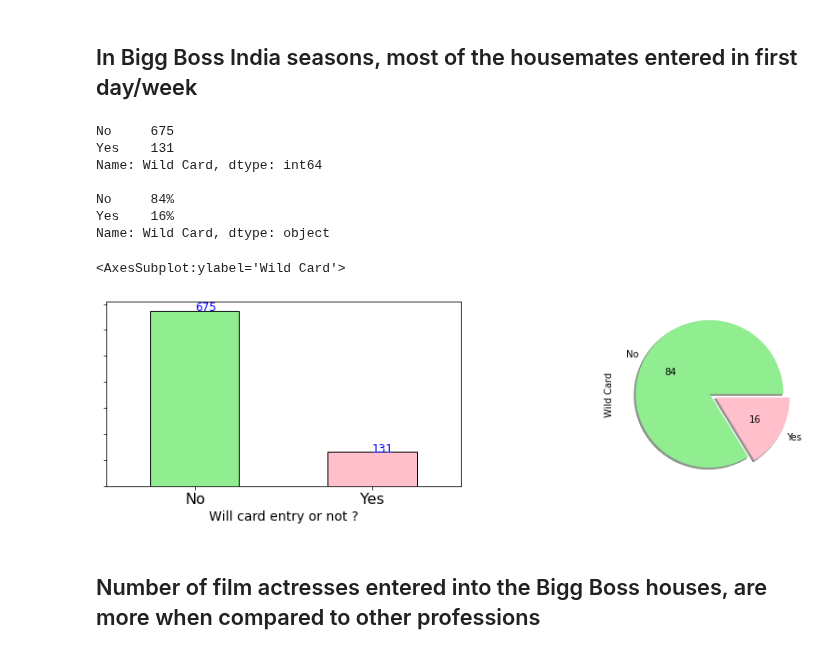
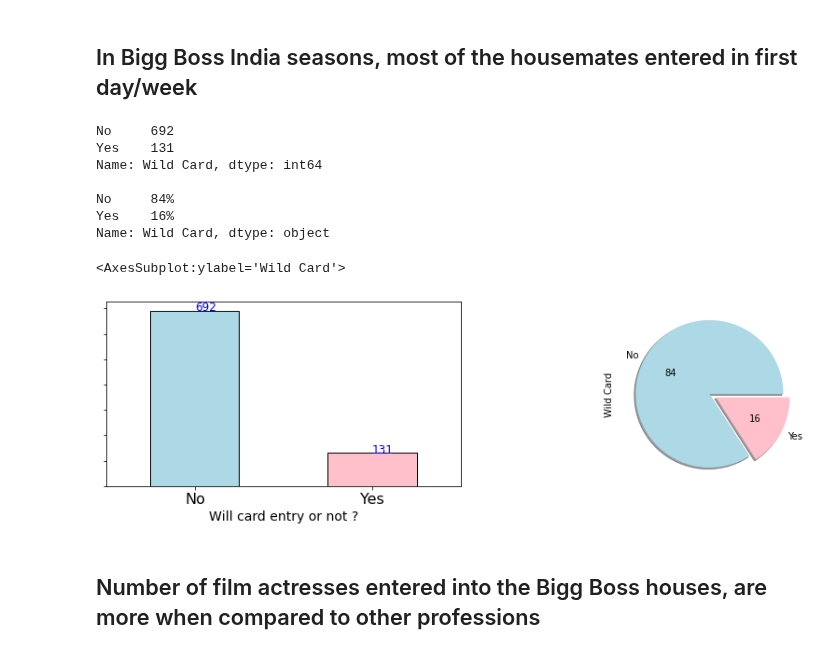
Before and after one commit to satya-thirumani/bigg-boss-data-set, a Jupyter notebook: Predicting Bigg Boss Tamil Season Winner.ipynb, the cells around one changed output. Saved outputs shown, nothing was run; the diff lists cells and outputs as text; code cells hidden in the pictures.

Commit message:
Kaggle Notebook | Predicting Bigg Boss Tamil Ultimate Season Winner | Version 18

```diff
--- a/Predicting Bigg Boss Tamil Season Winner.ipynb
+++ b/Predicting Bigg Boss Tamil Season Winner.ipynb
@@ -220,30 +225,30 @@ for t in ax.patches:
 # %%
 # Number of normal entries and wild card entries
 print(bigg_boss['Wild Card'].value_counts(), "\n")
 print(round(bigg_boss['Wild Card'].value_counts(normalize=True)*100).astype(str).str.replace('.0', '%'), "\n")
 
 plt.figure(figsize=(15, 8))
 ax1=plt.subplot(221)
-bigg_boss['Wild Card'].value_counts().plot(kind='bar',color=["lightgreen","pink"],ec="k")
+bigg_boss['Wild Card'].value_counts().plot(kind='bar',color=["lightblue","pink"],ec="k")
 plt.xlabel("Will card entry or not ?", fontsize=14)
 plt.xticks(rotation=0)
 plt.setp(ax1.get_yticklabels(), visible=False)
 plt.xticks(fontsize=16)
 for x,y in enumerate(bigg_boss['Wild Card'].value_counts()):
     plt.annotate(y,(x,y),fontsize=12,color="blue")
 
 ax2=plt.subplot(222)
-bigg_boss['Wild Card'].value_counts().plot(kind='pie',autopct='%.0f',explode = (0,0.10),colors=["lightgreen","pink"],shadow=True)
+bigg_boss['Wild Card'].value_counts().plot(kind='pie',autopct='%.0f',explode = (0,0.10),colors=["lightblue","pink"],shadow=True)
 # %% [output]
-No     675
+No     692
 Yes    131
 Name: Wild Card, dtype: int64
 
 No     84%
 Yes    16%
 Name: Wild Card, dtype: object
 <AxesSubplot:ylabel='Wild Card'>
-[figure, old version]
+[figure, new version]
 # %%
 # Common people has many professions, so clubbing them into one category
 bigg_boss['Profession'] = bigg_boss['Profession'].fillna('UNKNOWN')
```
Also changed, not shown: parts of 46 cells of this notebook.
